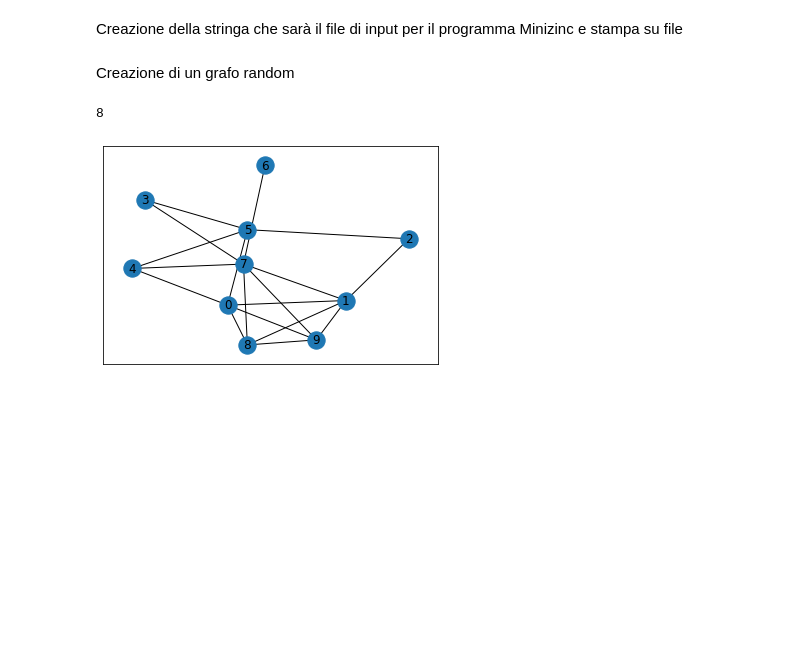
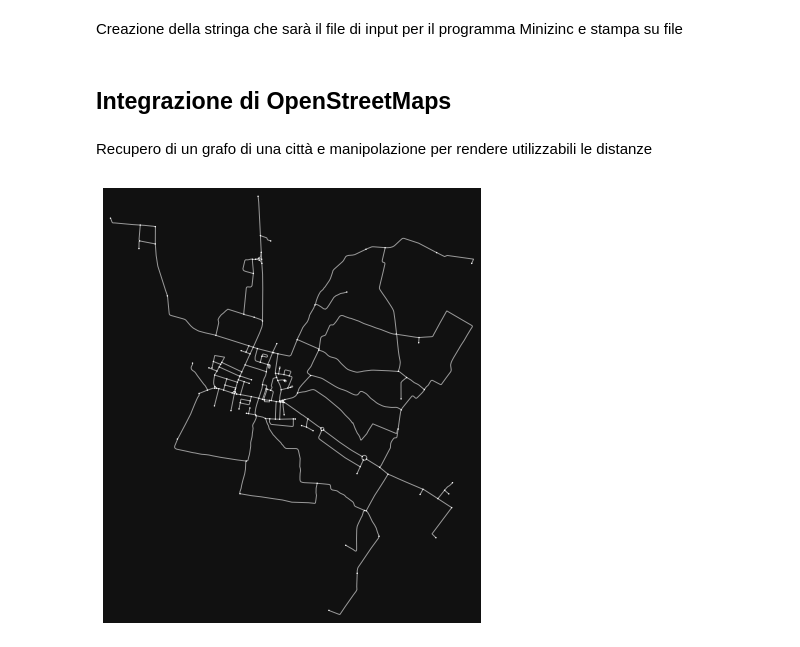
Before and after one commit to jokerale/pizzaguy, a Jupyter notebook: code/plot.ipynb, the cells around one changed output. Drawn from its saved outputs; the diff is of its cells as text; code cells hidden in the pictures; blank space fills up the shorter version.

```diff
--- a/code/plot.ipynb
+++ b/code/plot.ipynb
@@ -131,13 +150,26 @@ file.close()
+# %% [markdown]
+## Integrazione di OpenStreetMaps
 # %% [markdown]
-Creazione di un grafo random
+Recupero di un grafo di una città e manipolazione per rendere utilizzabili le distanze
-# %%
-RandG = nx.gnm_random_graph(10,18,seed=1234)
-posG=nx.spring_layout(RandG)
-nx.draw_networkx(RandG,posG)
-
-#for i in RandG.edges:
-#    G.add_edges_from(i, weight=np.random())
-np.random.randint(low=1,high=15)
-# %% [output]
-8
-[figure, removed]
+# %%
+place_name = "Casaloldo, Mantova, Italy"
+
+# dowload del grafico
+graph = ox.graph_from_place(place_name, network_type="drive")
+# conversione delle etichette con numeri consecutivi partendo da 1
+gg = nx.convert_node_labels_to_integers(graph)
+# conversione ad un grafo indiretto
+dGraph = gg.to_undirected()
+
+#type(dGraph)
+fig, ax = ox.plot_graph(dGraph, node_size=2)
+#edge_centrality = nx.closeness_centrality(nx.line_graph(dGraph))
+#nx.set_edge_attributes(dGraph, edge_centrality, "edge_centrality")
+#ec = ox.plot.get_edge_colors_by_attr(dGraph, "length", cmap="inferno")
+#fig, ax = ox.plot_graph(dGraph, edge_color=ec, edge_linewidth=0.8, node_size=1)
+#type(graph)
+#nx.classes.multidigraph.MultiDiGraph
+#xx = nx.spring_layout(graph,k=1, dim=2, scale=2)
+#plot = nx.draw_networkx(graph)
+# %% [output]
+[figure, added]
```
Also changed, not shown: parts of 17 cells of this notebook, 1 other file.
